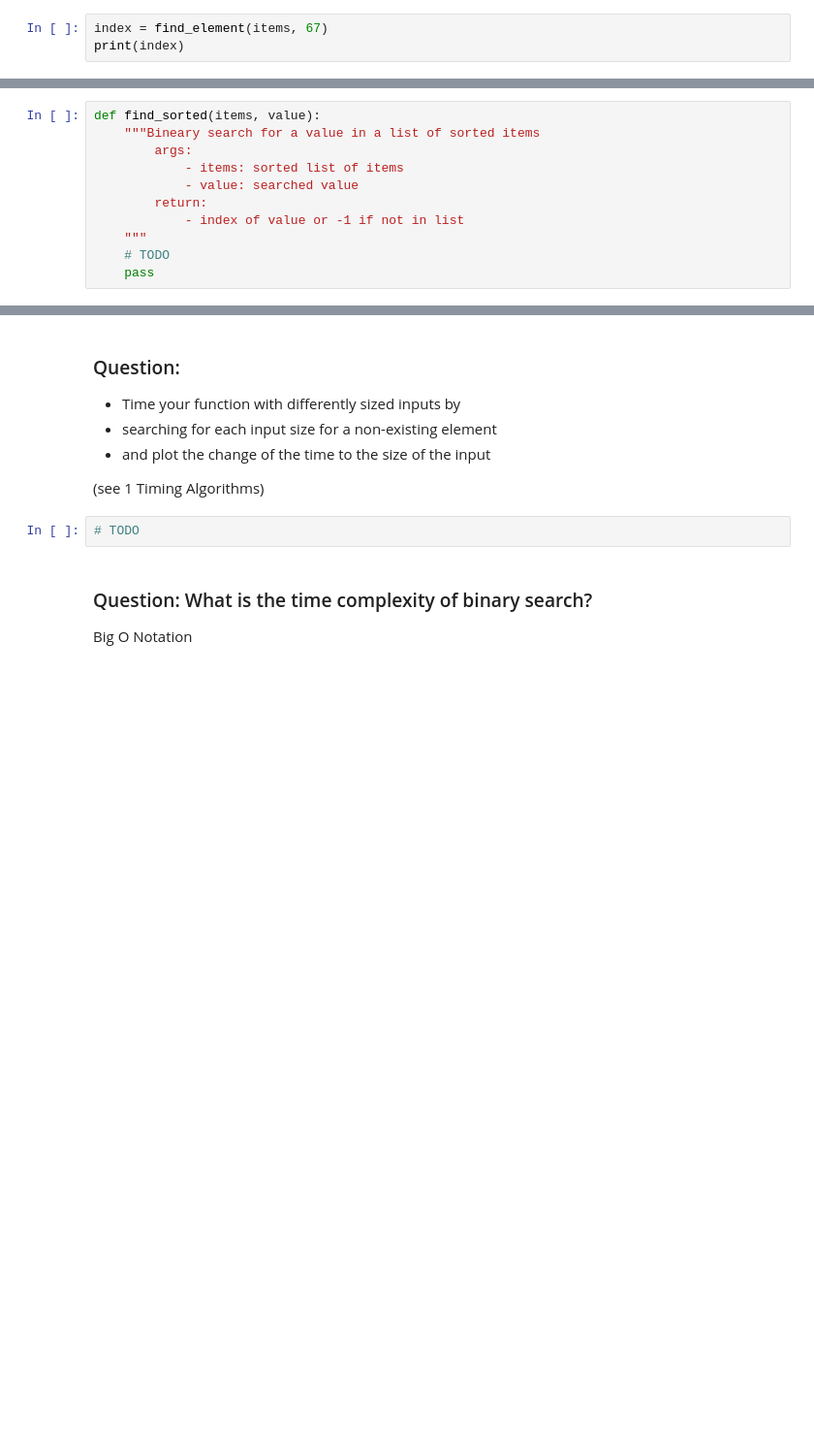
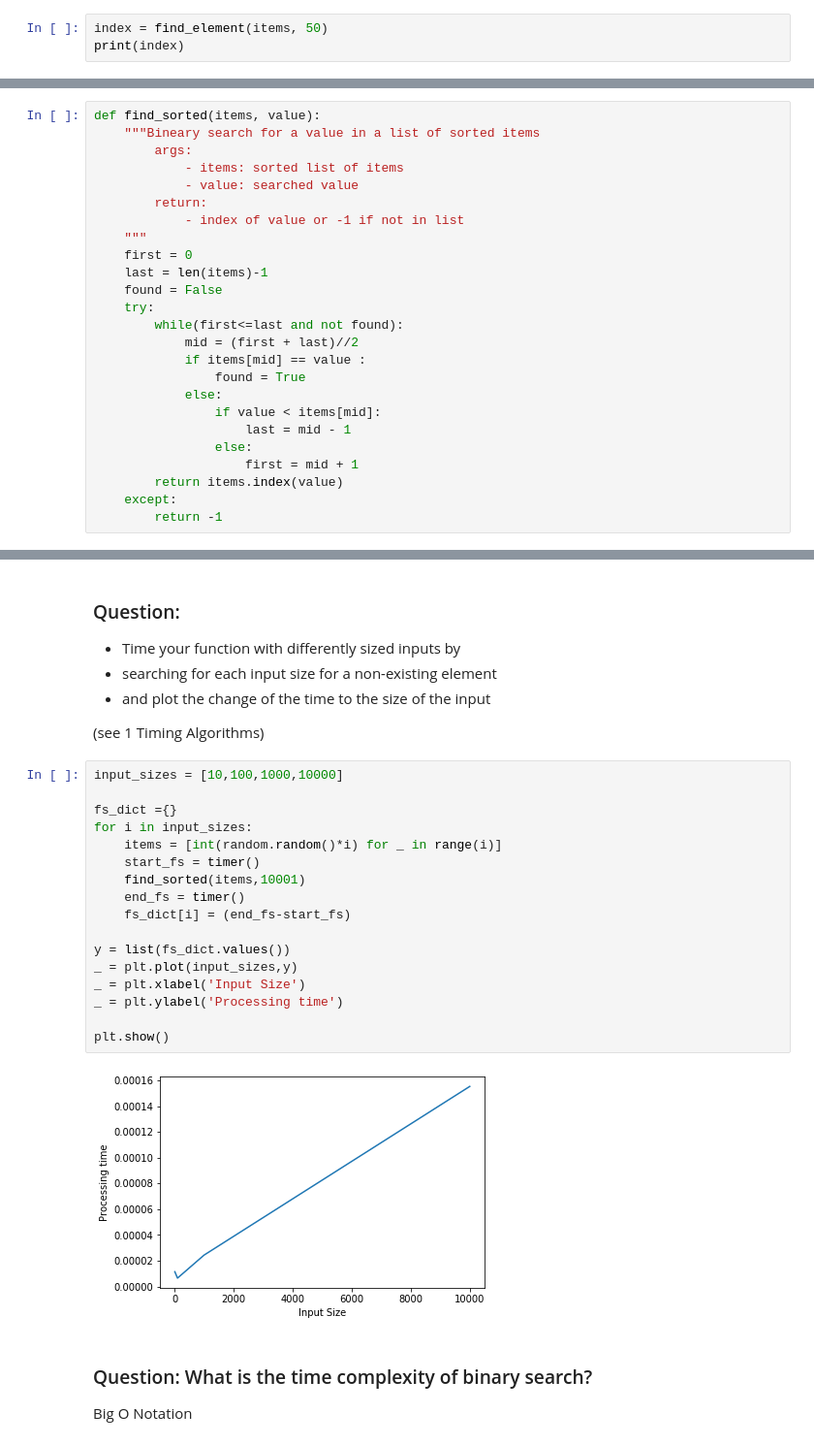
Before and after one commit to calvin99999/bigdata, a Jupyter notebook: 2 Finding values in collections Todo.ipynb, the cells around one changed output, grey strips where cells are left out. Shown: that part at 97% size. Cells and saved outputs as stored; diff of their text form; blank space fills up the shorter version.

```diff
--- a/2 Finding values in collections Todo.ipynb
+++ b/2 Finding values in collections Todo.ipynb
@@ -51,4 +58,4 @@ def find_element(items, value):
 # %%
-index = find_element(items, 67)
+index = find_element(items, 50)
 print(index)
 # %% [output]
@@ -104,8 +109,22 @@ def find_sorted(items, value):
         return:
             - index of value or -1 if not in list
     """
-    # TODO
-    pass
+    first = 0
+    last = len(items)-1
+    found = False
+    try:
+        while(first<=last and not found):
+            mid = (first + last)//2
+            if items[mid] == value :
+                found = True
+            else:
+                if value < items[mid]:
+                    last = mid - 1
+                else:
+                    first = mid + 1
+        return items.index(value)
+    except:
+        return -1
 # %%
 # a value that is not in the list so that we get the worst case time
 value = n+1
@@ -127,8 +152,25 @@ find_sorted(sorted_items, value)
 * and plot the change of the time to the size of the input
 
 (see 1 Timing Algorithms)
-# %%
-# TODO
+# %%
+input_sizes = [10,100,1000,10000]
+
+fs_dict ={}
+for i in input_sizes:
+    items = [int(random.random()*i) for _ in range(i)]
+    start_fs = timer()
+    find_sorted(items,10001)
+    end_fs = timer()
+    fs_dict[i] = (end_fs-start_fs)
+
+y = list(fs_dict.values())
+_ = plt.plot(input_sizes,y)
+_ = plt.xlabel('Input Size')
+_ = plt.ylabel('Processing time')
+
+plt.show()
+# %% [output]
+[figure, added]
 # %% [markdown]
 ### Question: What is the time complexity of binary search?
 
```
Also changed, not shown: parts of 10 cells of this notebook.
